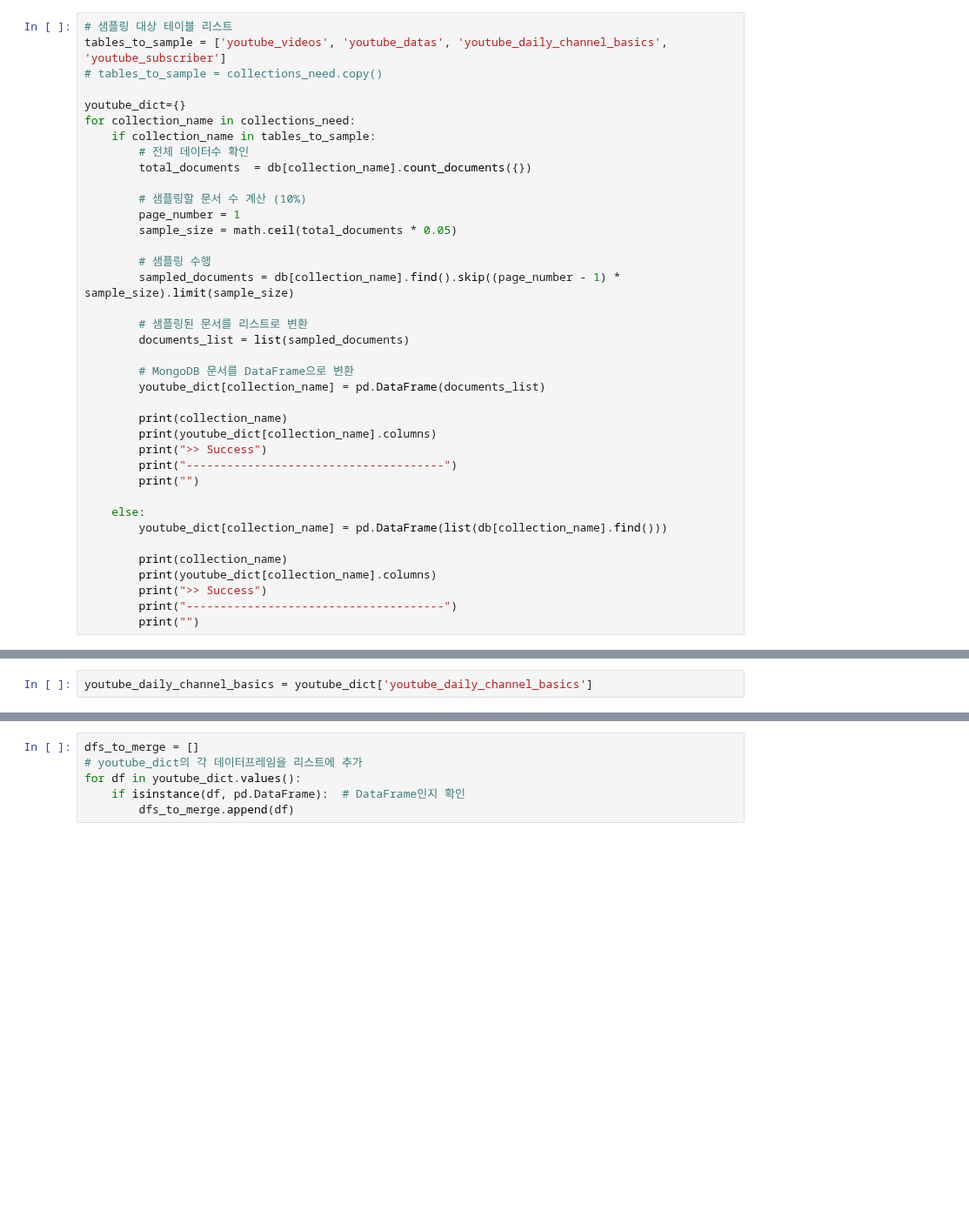
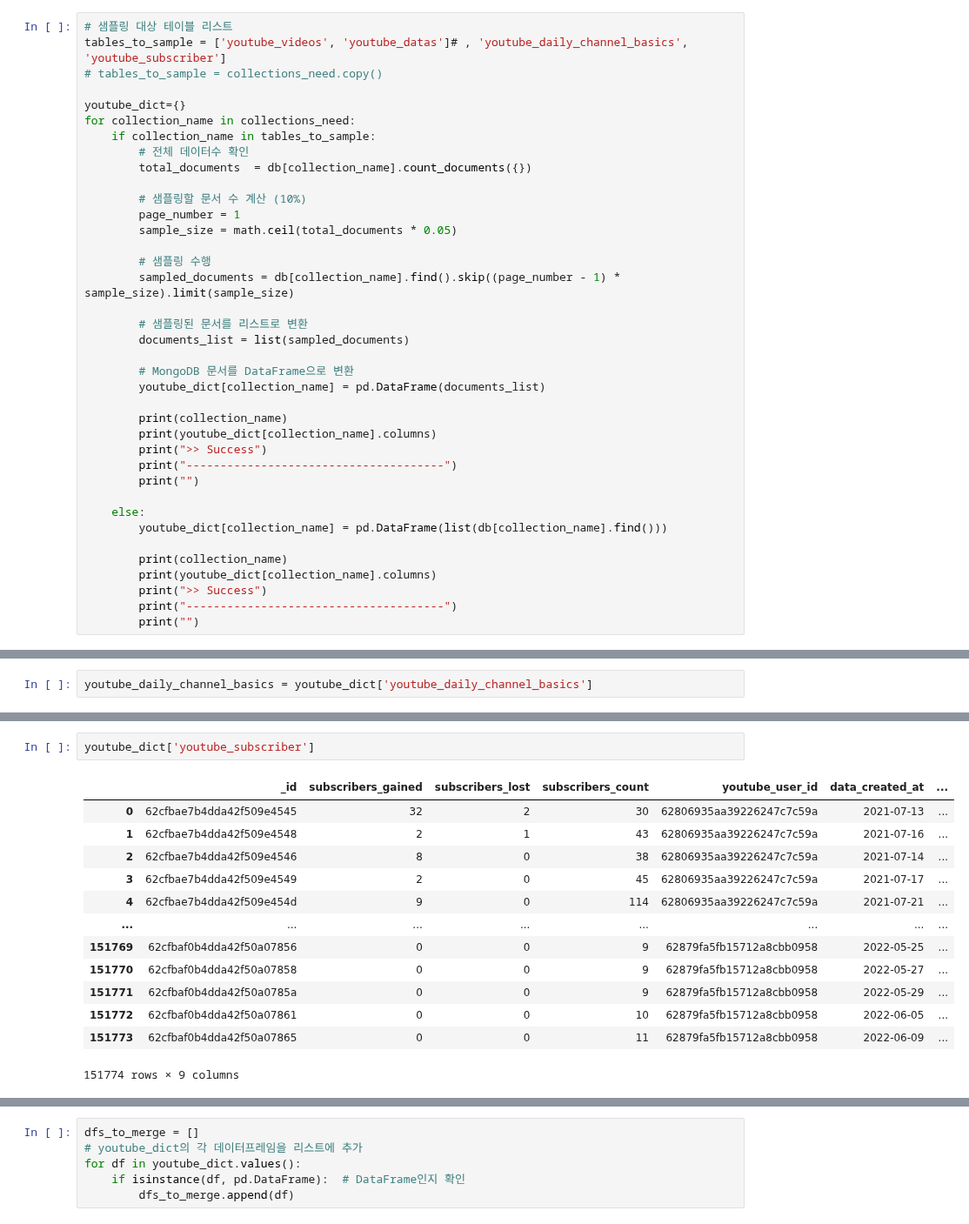
Before and after one commit to kkwann/awake, a Jupyter notebook: MongoDB_connection.ipynb, the cells around one changed output, grey strips where cells are left out. Shown at 87% size. Drawn from its saved outputs; the diff is of its cells as text; blank space fills up the shorter version.

```diff
--- a/MongoDB_connection.ipynb
+++ b/MongoDB_connection.ipynb
@@ -109,7 +116,7 @@ collections_need = [
     ]
 # %%
 # 샘플링 대상 테이블 리스트
-tables_to_sample = ['youtube_videos', 'youtube_datas', 'youtube_daily_channel_basics', 'youtube_subscriber']
+tables_to_sample = ['youtube_videos', 'youtube_datas']# , 'youtube_daily_channel_basics', 'youtube_subscriber']
 # tables_to_sample = collections_need.copy()
 
 youtube_dict={}
@@ -480,0 +506,16 @@ youtube_daily_channel_basics['daily_basics'][0]
+# %%
+youtube_dict['youtube_subscriber']
+# %% [output]
+|  | _id | subscribers_gained | subscribers_lost | subscribers_count | youtube_user_id | data_created_at | ... |
+| 0 | 62cfbae7b4dda42f509e4545 | 32 | 2 | 30 | 62806935aa39226247c7c59a | 2021-07-13 | ... |
+| 1 | 62cfbae7b4dda42f509e4548 | 2 | 1 | 43 | 62806935aa39226247c7c59a | 2021-07-16 | ... |
+| 2 | 62cfbae7b4dda42f509e4546 | 8 | 0 | 38 | 62806935aa39226247c7c59a | 2021-07-14 | ... |
+| 3 | 62cfbae7b4dda42f509e4549 | 2 | 0 | 45 | 62806935aa39226247c7c59a | 2021-07-17 | ... |
+| 4 | 62cfbae7b4dda42f509e454d | 9 | 0 | 114 | 62806935aa39226247c7c59a | 2021-07-21 | ... |
+| ... | ... | ... | ... | ... | ... | ... | ... |
+| 151769 | 62cfbaf0b4dda42f50a07856 | 0 | 0 | 9 | 62879fa5fb15712a8cbb0958 | 2022-05-25 | ... |
+| 151770 | 62cfbaf0b4dda42f50a07858 | 0 | 0 | 9 | 62879fa5fb15712a8cbb0958 | 2022-05-27 | ... |
+| 151771 | 62cfbaf0b4dda42f50a0785a | 0 | 0 | 9 | 62879fa5fb15712a8cbb0958 | 2022-05-29 | ... |
+| 151772 | 62cfbaf0b4dda42f50a07861 | 0 | 0 | 10 | 62879fa5fb15712a8cbb0958 | 2022-06-05 | ... |
+| 151773 | 62cfbaf0b4dda42f50a07865 | 0 | 0 | 11 | 62879fa5fb15712a8cbb0958 | 2022-06-09 | ... |
+151774 rows × 9 columns
```
Also changed, not shown: parts of 23 cells of this notebook.
